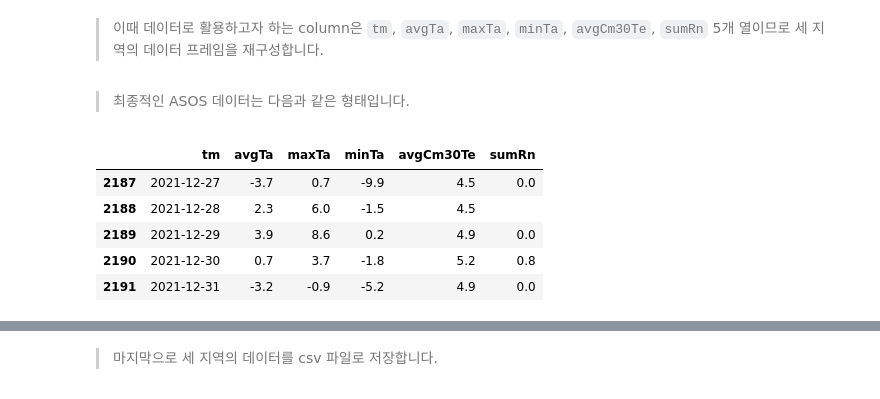
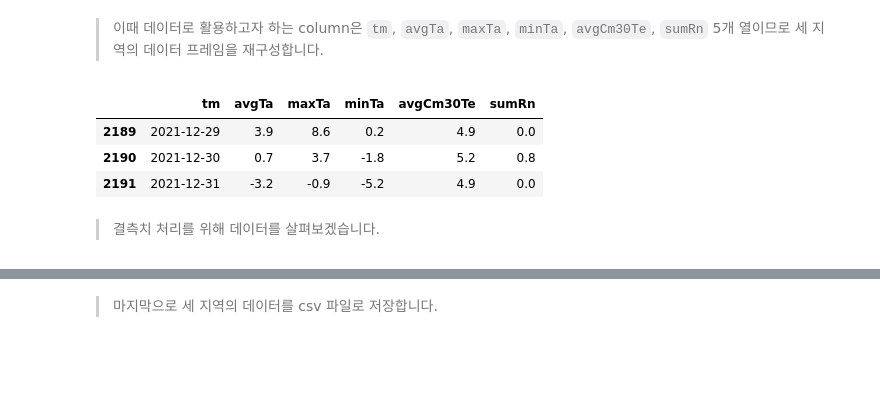
Before and after one commit to JinwangMok/UNI_data_anaysis, a Jupyter notebook: preprocessing.ipynb, the cells around one changed output, grey strips where cells are left out. Saved outputs shown, nothing was run; the diff lists cells and outputs as text; code cells hidden in the pictures; blank space fills up the shorter version.

```diff
--- a/preprocessing.ipynb
+++ b/preprocessing.ipynb
@@ -234,14 +236,12 @@ target_columns = ['tm', 'avgTa', 'maxTa', 'minTa', 'avgCm30Te', 'sumRn']
 
 for k in ASOS_df_dict.keys():
     ASOS_df_dict[k] = ASOS_df_dict[k][target_columns]
-# %% [markdown]
-> 최종적인 ASOS 데이터는 다음과 같은 형태입니다.
 # %%
-ASOS_df_dict['고창군'].tail()
+ASOS_df_dict['고창군'].tail(3)
 # %% [output]
 |  | tm | avgTa | maxTa | minTa | avgCm30Te | sumRn |
-| 2187 | 2021-12-27 | -3.7 | 0.7 | -9.9 | 4.5 | 0.0 |
-| 2188 | 2021-12-28 | 2.3 | 6.0 | -1.5 | 4.5 |  |
 | 2189 | 2021-12-29 | 3.9 | 8.6 | 0.2 | 4.9 | 0.0 |
 | 2190 | 2021-12-30 | 0.7 | 3.7 | -1.8 | 5.2 | 0.8 |
 | 2191 | 2021-12-31 | -3.2 | -0.9 | -5.2 | 4.9 | 0.0 |
+# %% [markdown]
+> 결측치 처리를 위해 데이터를 살펴보겠습니다.
```
Also changed, not shown: parts of 28 cells of this notebook.
